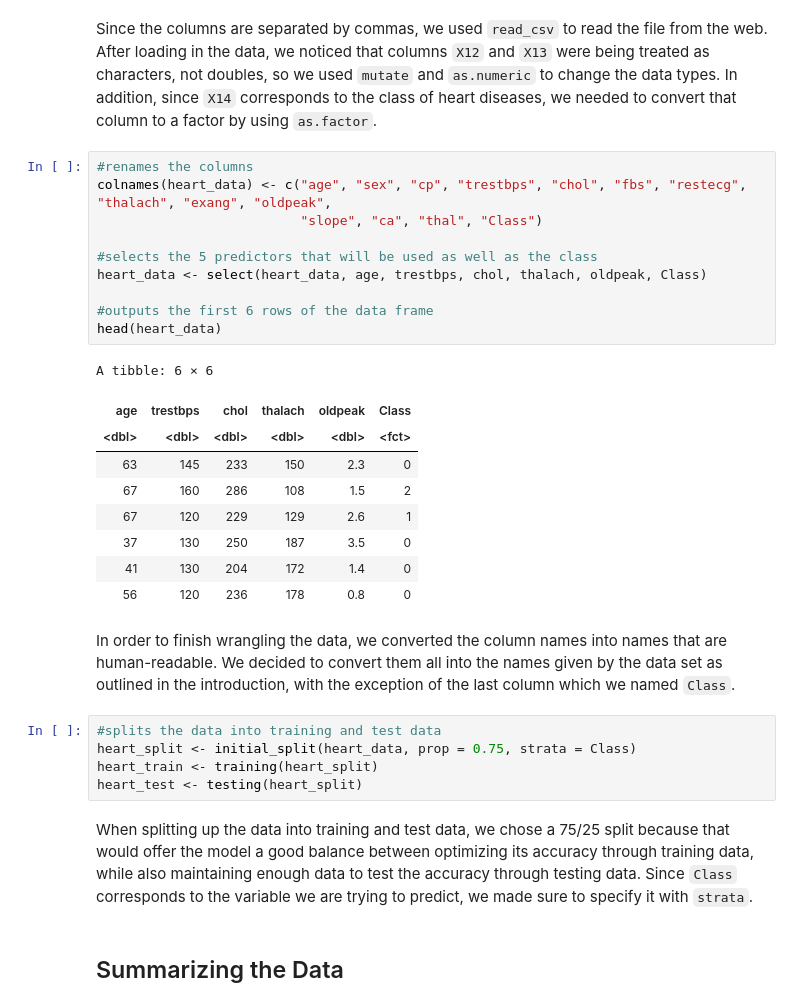
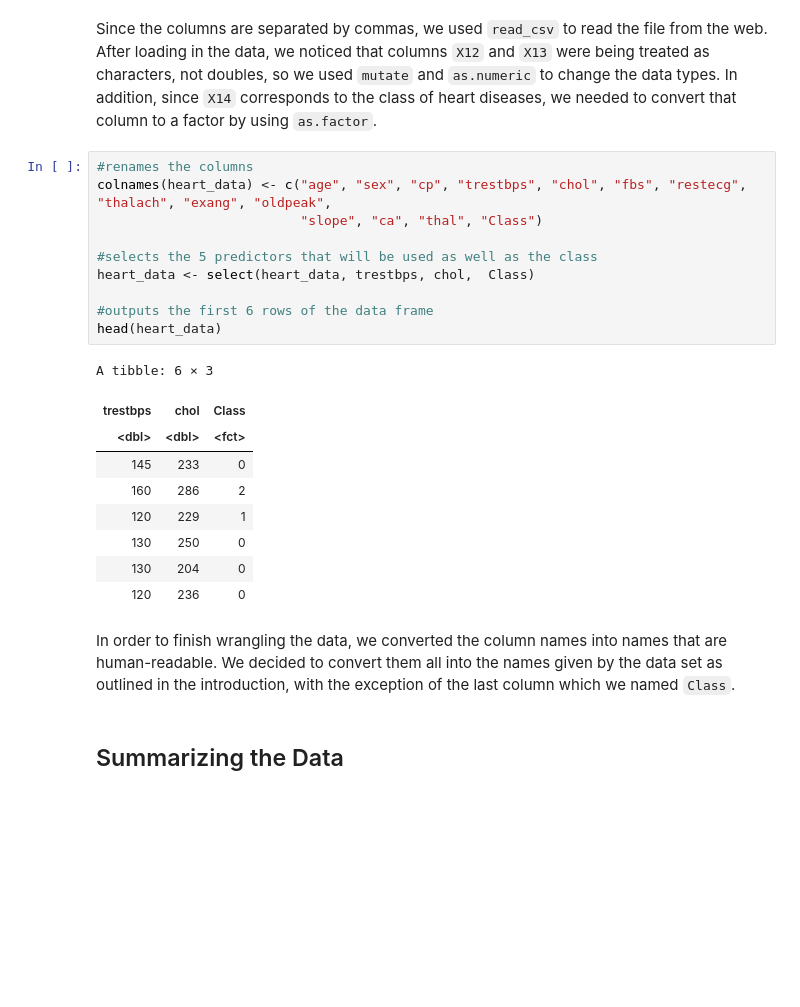
Before and after one commit to Ricky8394/STAT-201-Project, a Jupyter notebook: proposal.ipynb, the cells around one changed output. Cells and saved outputs as stored; diff of their text form; blank space fills up the shorter version.

Commit message:
Intro initial

```diff
--- a/proposal.ipynb
+++ b/proposal.ipynb
@@ -80,32 +86,25 @@ Since the columns are separated by commas, we used `read_csv` to read the file f
 # %%
 #renames the columns
 colnames(heart_data) <- c("age", "sex", "cp", "trestbps", "chol", "fbs", "restecg", "thalach", "exang", "oldpeak",
                           "slope", "ca", "thal", "Class")
 
 #selects the 5 predictors that will be used as well as the class
-heart_data <- select(heart_data, age, trestbps, chol, thalach, oldpeak, Class)
+heart_data <- select(heart_data, trestbps, chol,  Class)
 
 #outputs the first 6 rows of the data frame
 head(heart_data)
 # %% [output]
-A tibble: 6 × 6
+A tibble: 6 × 3
-| age | trestbps | chol | thalach | oldpeak | Class |
-| <dbl> | <dbl> | <dbl> | <dbl> | <dbl> | <fct> |
-| 63 | 145 | 233 | 150 | 2.3 | 0 |
-| 67 | 160 | 286 | 108 | 1.5 | 2 |
-| 67 | 120 | 229 | 129 | 2.6 | 1 |
-| 37 | 130 | 250 | 187 | 3.5 | 0 |
-| 41 | 130 | 204 | 172 | 1.4 | 0 |
-| 56 | 120 | 236 | 178 | 0.8 | 0 |
+| trestbps | chol | Class |
+| <dbl> | <dbl> | <fct> |
+| 145 | 233 | 0 |
+| 160 | 286 | 2 |
+| 120 | 229 | 1 |
+| 130 | 250 | 0 |
+| 130 | 204 | 0 |
+| 120 | 236 | 0 |
 # %% [markdown]
 In order to finish wrangling the data, we converted the column names into names that are human-readable. We decided to convert them all into the names given by the data set as outlined in the introduction, with the exception of the last column which we named `Class`.
-# %%
-#splits the data into training and test data
-heart_split <- initial_split(heart_data, prop = 0.75, strata = Class)
-heart_train <- training(heart_split)
-heart_test <- testing(heart_split)
-# %% [markdown]
-When splitting up the data into training and test data, we chose a 75/25 split because that would offer the model a good balance between optimizing its accuracy through training data, while also maintaining enough data to test the accuracy through testing data. Since `Class` corresponds to the variable we are trying to predict, we made sure to specify it with `strata`.
 # %% [markdown]
 ## Summarizing the Data
 # %% [markdown]
```
Also changed, not shown: parts of 3 cells of this notebook.
